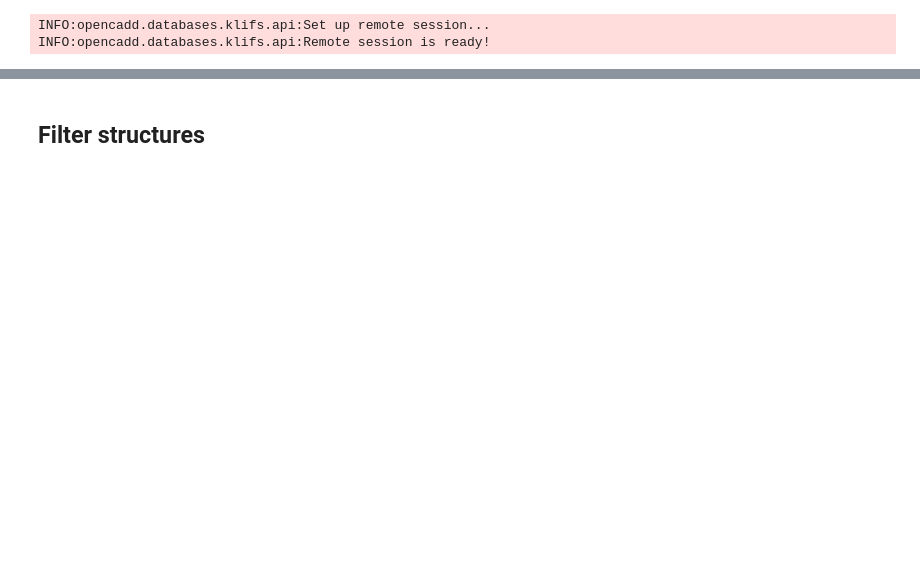
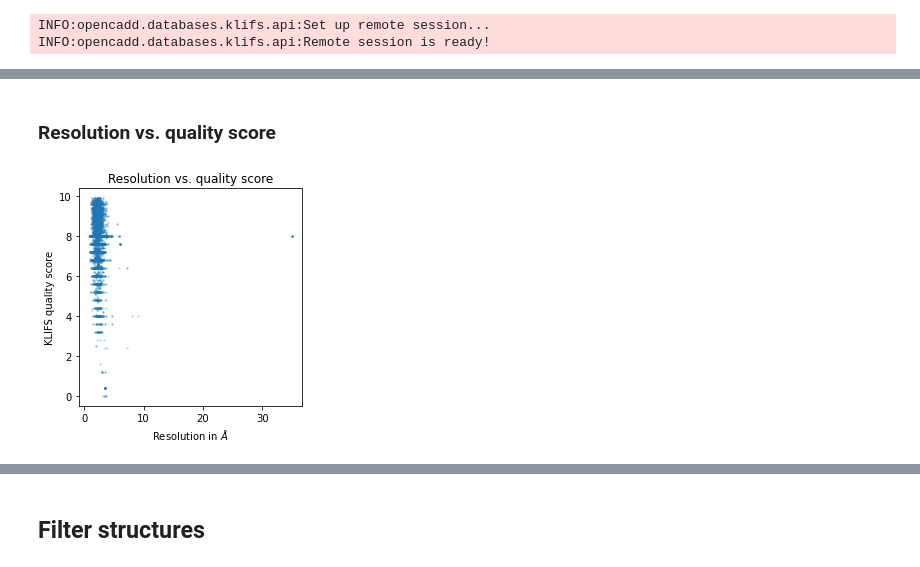
Before and after one commit to volkamerlab/kissim, a Jupyter notebook: docs/tutorials/data_preparation.ipynb, the cells around one changed output, grey strips where cells are left out. Cells and saved outputs as stored; diff of their text form; code cells hidden in the pictures; blank space fills up the shorter version.

```diff
--- a/docs/tutorials/data_preparation.ipynb
+++ b/docs/tutorials/data_preparation.ipynb
@@ -51,0 +67,6 @@ structures.head()
+# %% [markdown]
+### Resolution vs. quality score
+# %%
+explorer.plot_resolution_vs_qualityscore(structures);
+# %% [output]
+[figure, added]
```
Also changed, not shown: parts of 71 cells of this notebook.
